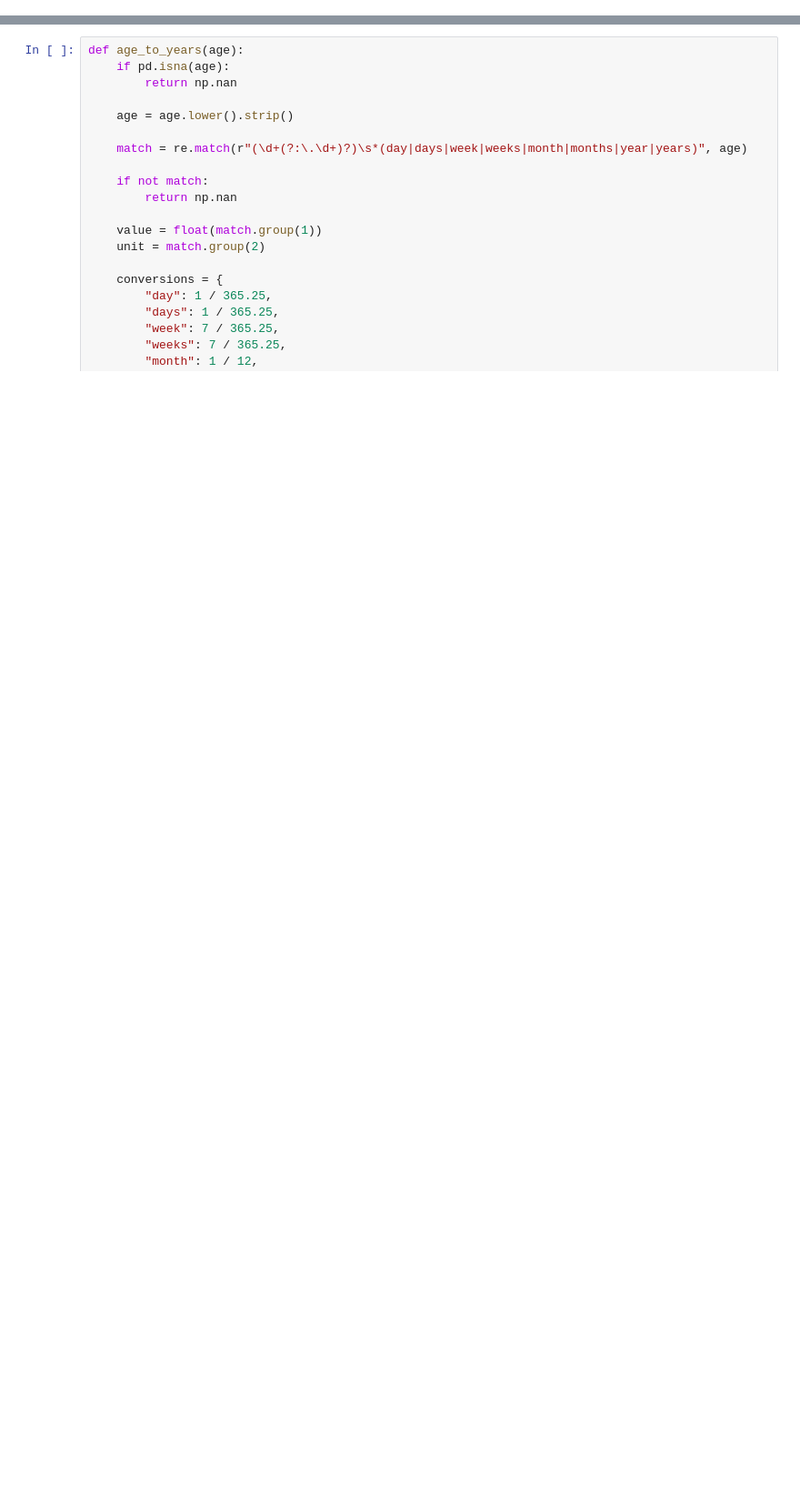
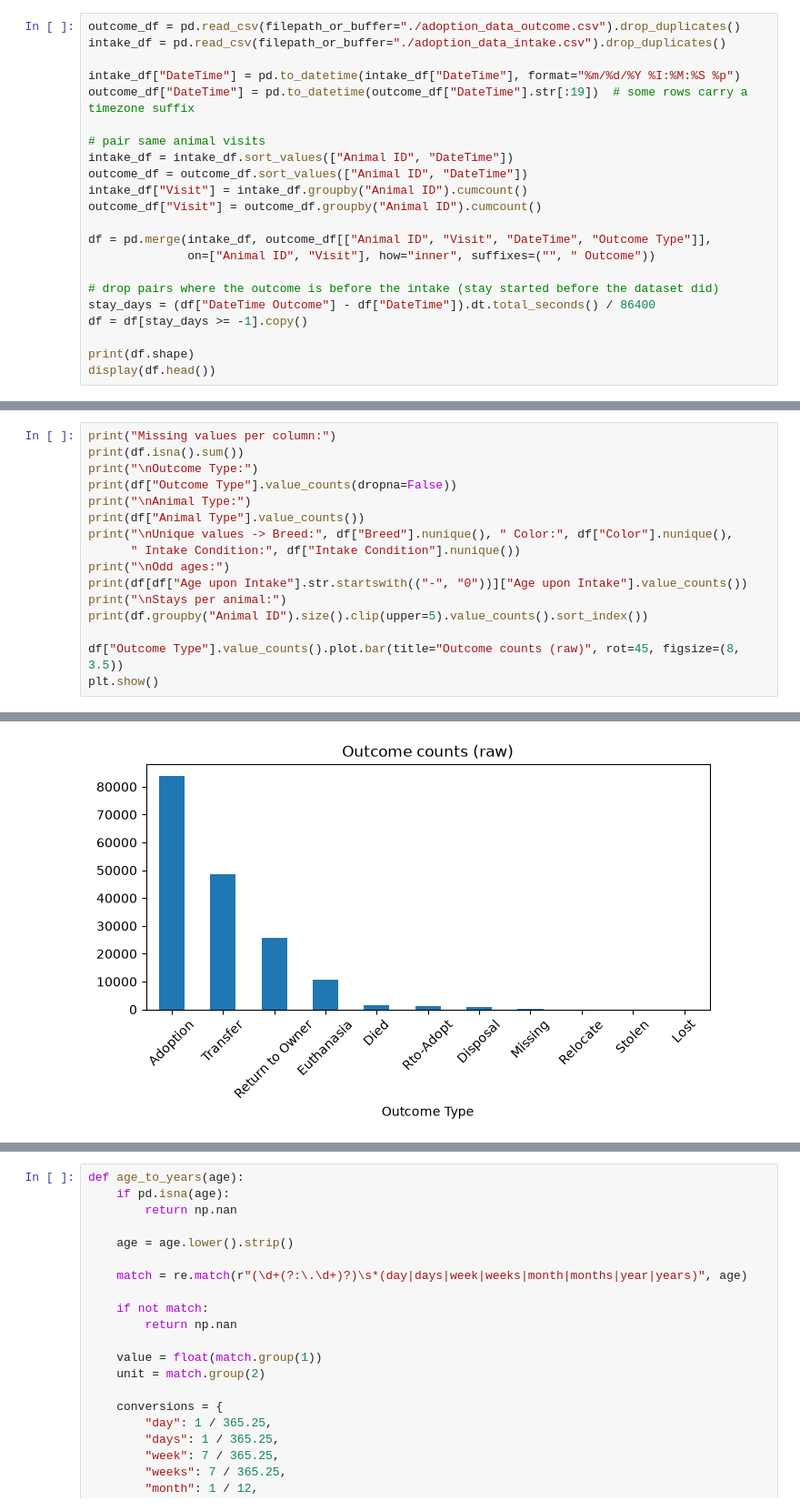
Before and after one commit to JonahBlackmon/machine_learning_final, a Jupyter notebook: project.ipynb, the cells around one changed output, grey strips where cells are left out. Shown at 91% size. Drawn from its saved outputs; the diff is of its cells as text; blank space fills up the shorter version.

Commit message:
redid clean to account for multiple stays and added data exploration

```diff
--- a/project.ipynb
+++ b/project.ipynb
@@ -16,0 +19,22 @@ pd.__version__
+# %%
+outcome_df = pd.read_csv(filepath_or_buffer="./adoption_data_outcome.csv").drop_duplicates()
+intake_df = pd.read_csv(filepath_or_buffer="./adoption_data_intake.csv").drop_duplicates()
+
+intake_df["DateTime"] = pd.to_datetime(intake_df["DateTime"], format="%m/%d/%Y %I:%M:%S %p")
+outcome_df["DateTime"] = pd.to_datetime(outcome_df["DateTime"].str[:19])  # some rows carry a timezone suffix
+
+# pair same animal visits
+intake_df = intake_df.sort_values(["Animal ID", "DateTime"])
+outcome_df = outcome_df.sort_values(["Animal ID", "DateTime"])
+intake_df["Visit"] = intake_df.groupby("Animal ID").cumcount()
+outcome_df["Visit"] = outcome_df.groupby("Animal ID").cumcount()
+
+df = pd.merge(intake_df, outcome_df[["Animal ID", "Visit", "DateTime", "Outcome Type"]],
+              on=["Animal ID", "Visit"], how="inner", suffixes=("", " Outcome"))
+
+# drop pairs where the outcome is before the intake (stay started before the dataset did)
+stay_days = (df["DateTime Outcome"] - df["DateTime"]).dt.total_seconds() / 86400
+df = df[stay_days >= -1].copy()
+
+print(df.shape)
+display(df.head())
@@ -16,0 +51,17 @@ pd.__version__
+# %%
+print("Missing values per column:")
+print(df.isna().sum())
+print("\nOutcome Type:")
+print(df["Outcome Type"].value_counts(dropna=False))
+print("\nAnimal Type:")
+print(df["Animal Type"].value_counts())
+print("\nUnique values -> Breed:", df["Breed"].nunique(), " Color:", df["Color"].nunique(),
+      " Intake Condition:", df["Intake Condition"].nunique())
+print("\nOdd ages:")
+print(df[df["Age upon Intake"].str.startswith(("-", "0"))]["Age upon Intake"].value_counts())
+print("\nStays per animal:")
+print(df.groupby("Animal ID").size().clip(upper=5).value_counts().sort_index())
+
+df["Outcome Type"].value_counts().plot.bar(title="Outcome counts (raw)", rot=45, figsize=(8, 3.5))
+plt.show()
+# %% [output]
@@ -16,0 +85 @@ pd.__version__
+[figure, added]
```
Also changed, not shown: parts of 19 cells of this notebook, 1 other file.
